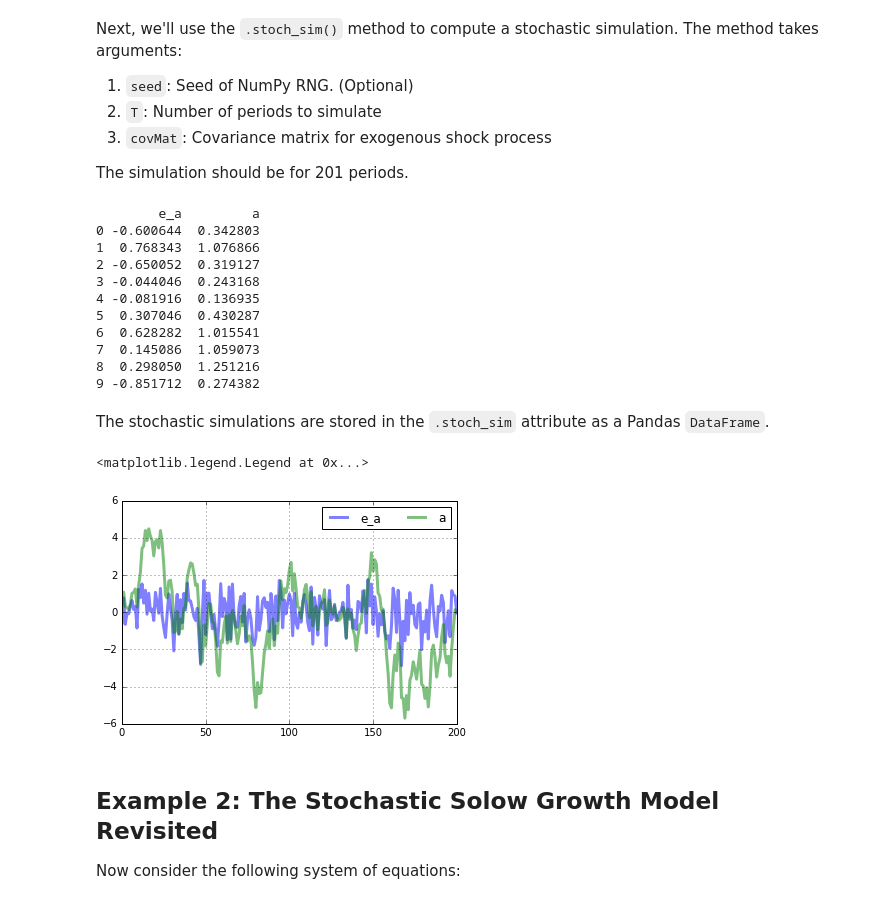
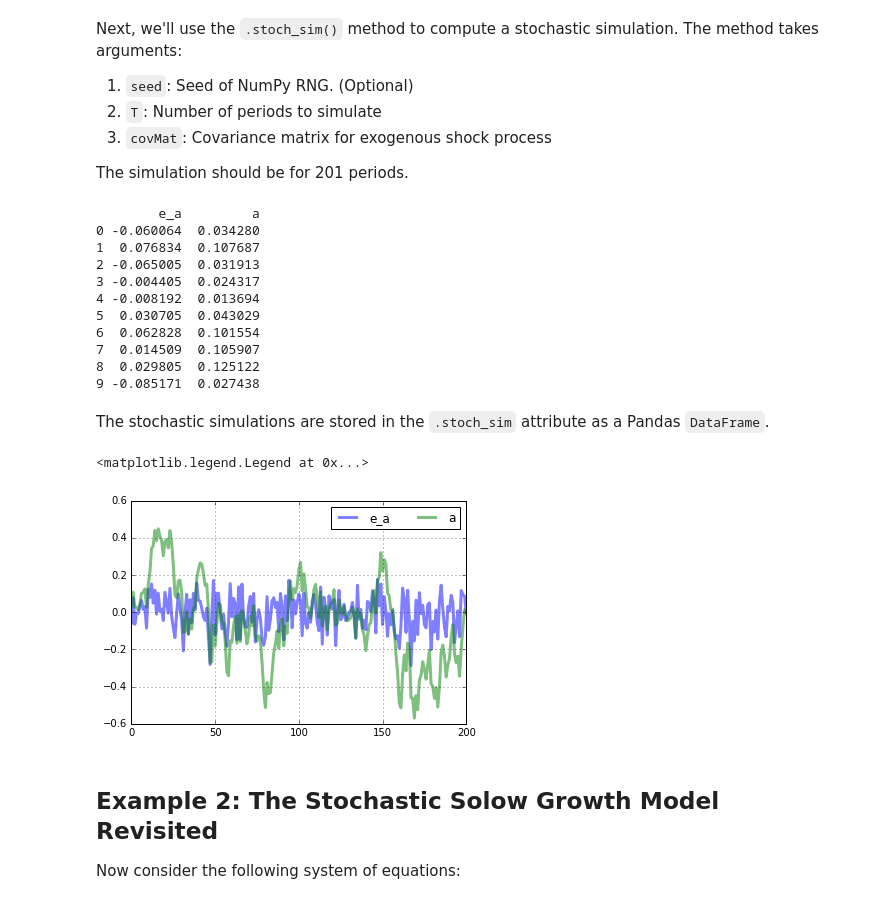
Before and after one commit to t-hdd/econ126, a Jupyter notebook: Lecture Notebooks/Econ126_Class_12.ipynb, the cells around one changed output. Drawn from its saved outputs; the diff is of its cells as text; code cells hidden in the pictures.

```diff
--- a/Lecture Notebooks/Econ126_Class_12.ipynb
+++ b/Lecture Notebooks/Econ126_Class_12.ipynb
@@ -42,7 +48,7 @@ where $\epsilon_{t+1} \sim \mathcal{N}(0,\sigma^2)$. Let's simulate the model wi
 # Create a variable called 'parameters' that stores the model parameter values in a Pandas Series
 parameters = pd.Series()
 parameters['rho'] = .9
-parameters['sigma_squared'] = 1
+parameters['sigma_squared'] = 0.01
 
 # Print stored parameter values
 print(parameters)
@@ -94,12 +100,12 @@ def equilibrium_equations(variables_forward,variables_current,parameters):
 4. `shock_names`: List of the names of the exogenous shocks
 5. `parameters`: Pandas Series of parameter values
 # %%
-# Initialize the model into a variable named 'rbc_model' using the ls.model() function
-model = ls.model(equations = equilibrium_equations,
-                 n_states=1,
-                 var_names=var_names,
-                 shock_names=shock_names,
-                 parameters = parameters)
+# Initialize the model into a variable named 'ar1_model' using the ls.model() function
+ar1_model = ls.model(equations = equilibrium_equations,
+                     n_states=1,
+                     var_names=var_names,
+                     shock_names=shock_names,
+                     parameters = parameters)
 # %% [markdown]
 **Step 4:** Set the steady state of the model. Either use the `.compute_ss()` method which requires an initial guess of what the steady state is. Or set the steady state `.ss` attribute directly.
 # %%
@@ -111,7 +117,7 @@ a    1.0
 dtype: float64
 # %%
 # Set the .ss attribute of model directly
-model.ss = pd.Series({'a':1})
+ar1_model.ss = pd.Series({'a':1})
 # %% [markdown]
 **Step 5:** Compute a transform the model into a log-linear approximation around the nonstochastic steady state. Then rewrite the equilibrium conditions so that all endogenous variables are expressed as linear functions of state variables and exogenous shocks.
 # %%
@@ -178,30 +184,30 @@ Next, we'll use the `.stoch_sim()` method to compute a stochastic simulation. Th
 The simulation should be for 201 periods.
 # %%
 # Compute stochastic simulation
-model.stoch_sim(seed=126,T=201,cov_mat= [[parameters['sigma_squared']]])
+ar1_model.stoch_sim(seed=126,T=201,cov_mat= [[parameters['sigma_squared']]])
 
 # Print the first 10 rows of `model.simulated`
-print(model.simulated.head(10))
+print(ar1_model.simulated.head(10))
 # %% [output]
         e_a         a
-0 -0.600644  0.342803
-1  0.768343  1.076866
-2 -0.650052  0.319127
-3 -0.044046  0.243168
-4 -0.081916  0.136935
-5  0.307046  0.430287
-6  0.628282  1.015541
-7  0.145086  1.059073
-8  0.298050  1.251216
-9 -0.851712  0.274382
+0 -0.060064  0.034280
+1  0.076834  0.107687
+2 -0.065005  0.031913
+3 -0.004405  0.024317
+4 -0.008192  0.013694
+5  0.030705  0.043029
+6  0.062828  0.101554
+7  0.014509  0.105907
+8  0.029805  0.125122
+9 -0.085171  0.027438
 # %% [markdown]
 The stochastic simulations are stored in the `.stoch_sim` attribute as a Pandas `DataFrame`.
 # %%
 # Plot the stochastic simulation
-model.simulated[['e_a','a']].plot(lw=3,alpha=0.5,grid=True).legend(loc='upper right',ncol=2)
+ar1_model.simulated[['e_a','a']].plot(lw=3,alpha=0.5,grid=True).legend(loc='upper right',ncol=2)
 # %% [output]
 <matplotlib.legend.Legend at 0x...>
-[figure, old version]
+[figure, new version]
 # %% [markdown]
 ## Example 2: The Stochastic Solow Growth Model Revisited
 
```
Also changed, not shown: parts of 20 cells of this notebook, 2 other files.
